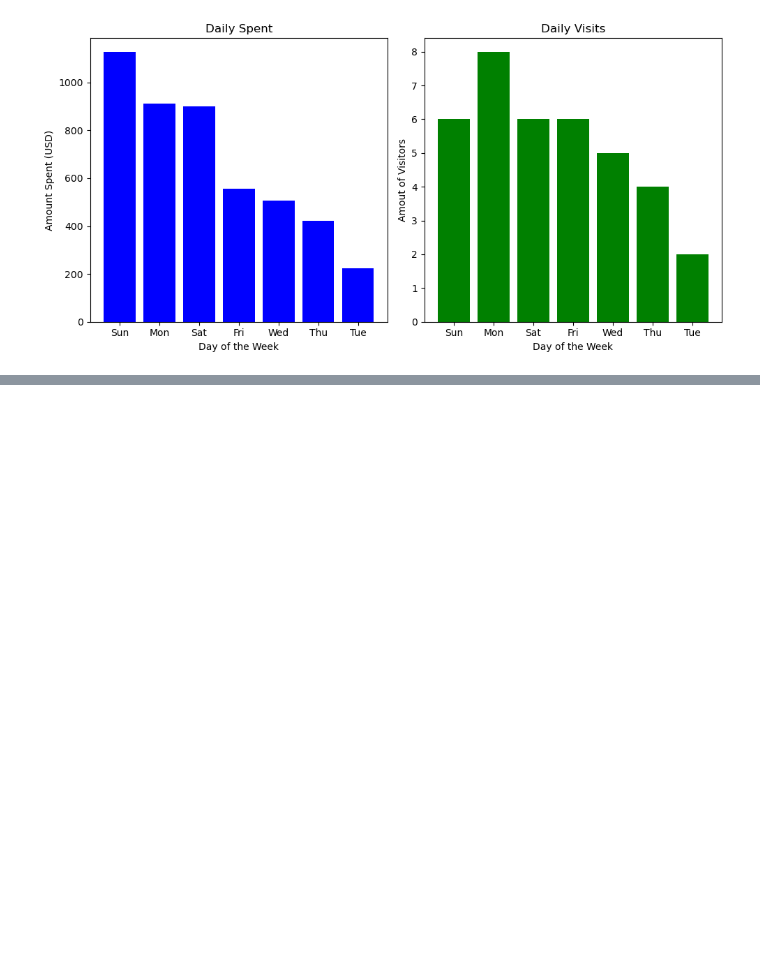
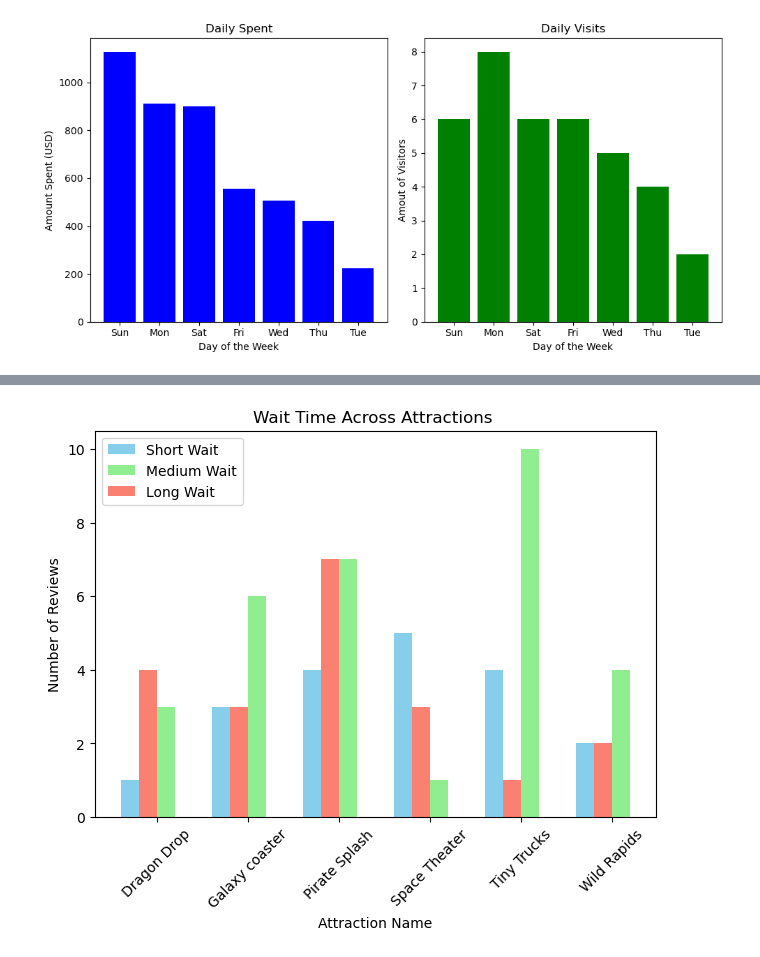
Before and after one commit to kevinserr/Mod3_Kevin, a Jupyter notebook: notebooks/main.ipynb, the cells around one changed output, grey strips where cells are left out. Cells and saved outputs as stored; diff of their text form; code cells hidden in the pictures; blank space fills up the shorter version.

```diff
--- a/notebooks/main.ipynb
+++ b/notebooks/main.ipynb
@@ -65,0 +118,29 @@ plt.savefig("/Users/Marcy_Student/Desktop/Mod3_Kevin/figures/daily_attendance.pn
+# %%
+categories =  eventsCat['attraction_name']
+values1= eventsCat['count_of_short_wait']
+values2= eventsCat['count_of_medium_wait']
+values3= eventsCat['count_of_longwait']
+
+# Width of each bar
+bar_width = 0.2
+
+# Positions for the bars on the x-axis
+x = np.arange(len(categories))
+
+# Plotting the grouped bars
+plt.bar(x - 1.5 * bar_width, values1, bar_width, label='Short Wait', color='skyblue')
+plt.bar(x + 0.5 * bar_width, values2, bar_width, label='Medium Wait', color='lightgreen')
+plt.bar(x - 0.5 * bar_width, values3, bar_width, label='Long Wait', color='salmon')
+
+# Customizing the chart
+plt.xlabel('Attraction Name')
+plt.ylabel('Number of Reviews')
+plt.title('Wait Time Across Attractions ')
+plt.xticks(x, categories) # Set x-axis labels
+plt.legend() # Display the legend
+plt.tight_layout() # Adjust layout to prevent overlapping
+plt.tick_params(axis='x', labelrotation=45)
+# Display the chart
+plt.show()
+# %% [output]
+[figure, added]
```
Also changed, not shown: parts of 2 cells of this notebook.
